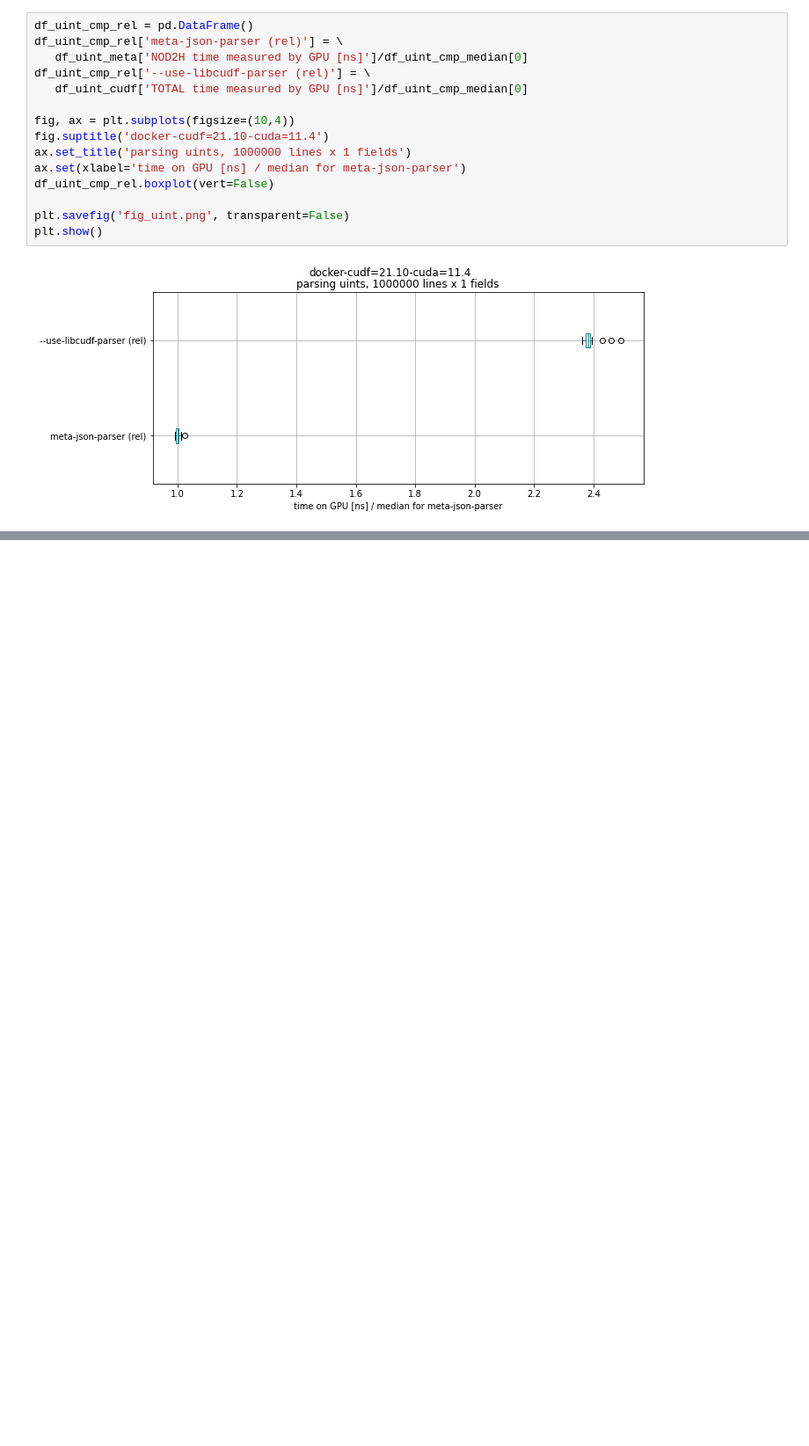
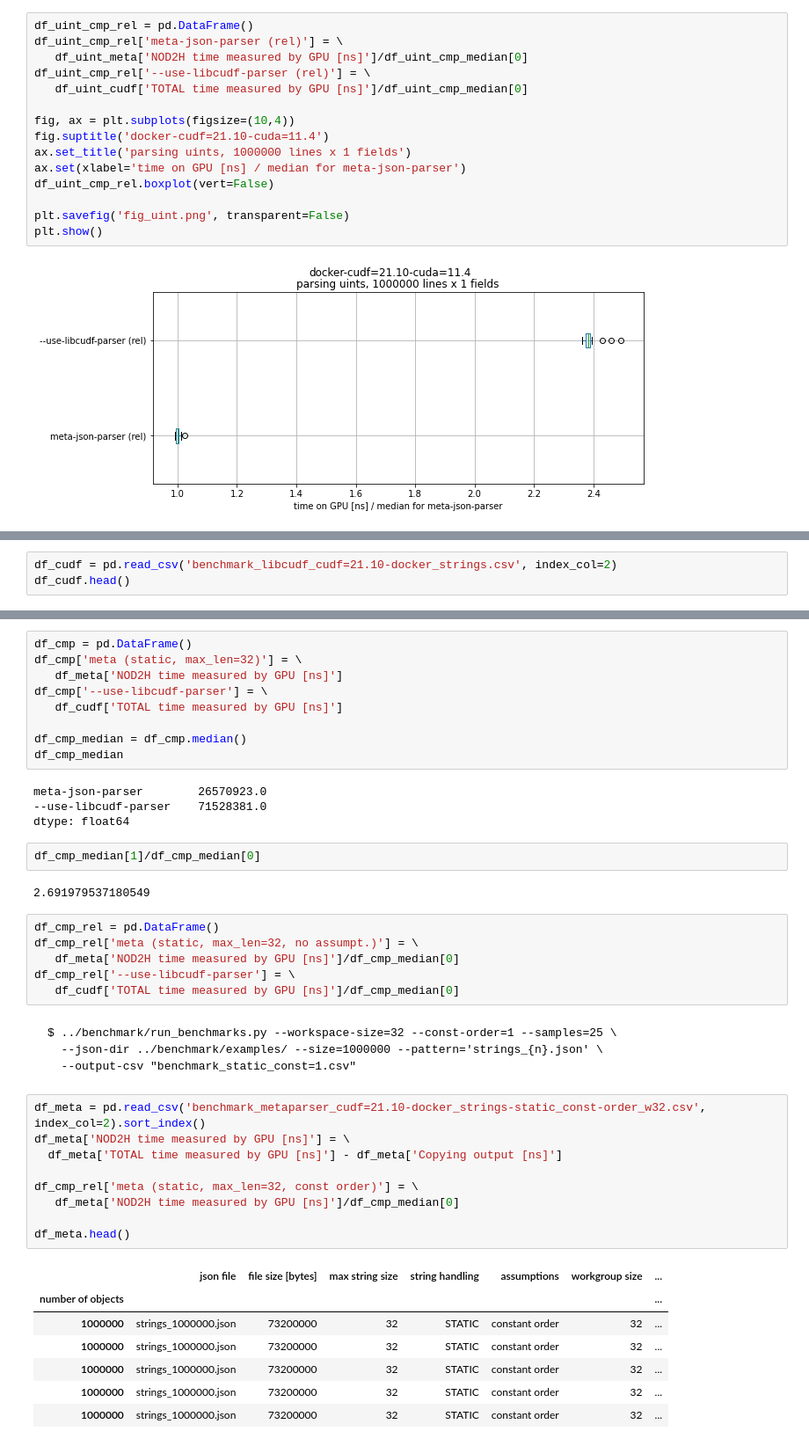
Before and after one commit to mis-wut/meta-json-parser, a Jupyter notebook: benchmark/notebooks/examine_benchmarks.ipynb, the cells around one changed output, grey strips where cells are left out. Shown at 88% size. Cells and saved outputs as stored; diff of their text form; blank space fills up the shorter version.

````diff
--- a/benchmark/notebooks/examine_benchmarks.ipynb
+++ b/benchmark/notebooks/examine_benchmarks.ipynb
@@ -963,0 +1033,3 @@ plt.show()
+# %%
+df_cudf = pd.read_csv('benchmark_libcudf_cudf=21.10-docker_strings.csv', index_col=2)
+df_cudf.head()
@@ -963,0 +1044,46 @@ plt.show()
+# %%
+df_cmp = pd.DataFrame()
+df_cmp['meta (static, max_len=32)'] = \
+   df_meta['NOD2H time measured by GPU [ns]']
+df_cmp['--use-libcudf-parser'] = \
+   df_cudf['TOTAL time measured by GPU [ns]']
+
+df_cmp_median = df_cmp.median()
+df_cmp_median
+# %% [output]
+meta-json-parser        26570923.0
+--use-libcudf-parser    71528381.0
+dtype: float64
+# %%
+df_cmp_median[1]/df_cmp_median[0]
+# %% [output]
+2.691979537180549
+# %%
+df_cmp_rel = pd.DataFrame()
+df_cmp_rel['meta (static, max_len=32, no assumpt.)'] = \
+   df_meta['NOD2H time measured by GPU [ns]']/df_cmp_median[0]
+df_cmp_rel['--use-libcudf-parser'] = \
+   df_cudf['TOTAL time measured by GPU [ns]']/df_cmp_median[0]
+# %% [markdown]
+```
+$ ../benchmark/run_benchmarks.py --workspace-size=32 --const-order=1 --samples=25 \
+  --json-dir ../benchmark/examples/ --size=1000000 --pattern='strings_{n}.json' \
+  --output-csv "benchmark_static_const=1.csv"
+```
+# %%
+df_meta = pd.read_csv('benchmark_metaparser_cudf=21.10-docker_strings-static_const-order_w32.csv', index_col=2).sort_index()
+df_meta['NOD2H time measured by GPU [ns]'] = \
+  df_meta['TOTAL time measured by GPU [ns]'] - df_meta['Copying output [ns]']
+
+df_cmp_rel['meta (static, max_len=32, const order)'] = \
+   df_meta['NOD2H time measured by GPU [ns]']/df_cmp_median[0]
+
+df_meta.head()
+# %% [output]
+|  | json file | file size [bytes] | max string size | string handling | assumptions | workgroup size | ... |
+| number of objects |  |  |  |  |  |  | ... |
+| 1000000 | strings_1000000.json | 73200000 | 32 | STATIC | constant order | 32 | ... |
+| 1000000 | strings_1000000.json | 73200000 | 32 | STATIC | constant order | 32 | ... |
+| 1000000 | strings_1000000.json | 73200000 | 32 | STATIC | constant order | 32 | ... |
+| 1000000 | strings_1000000.json | 73200000 | 32 | STATIC | constant order | 32 | ... |
+| 1000000 | strings_1000000.json | 73200000 | 32 | STATIC | constant order | 32 | ... |
````
Also changed, not shown: parts of 12 cells of this notebook, 5 other files.
